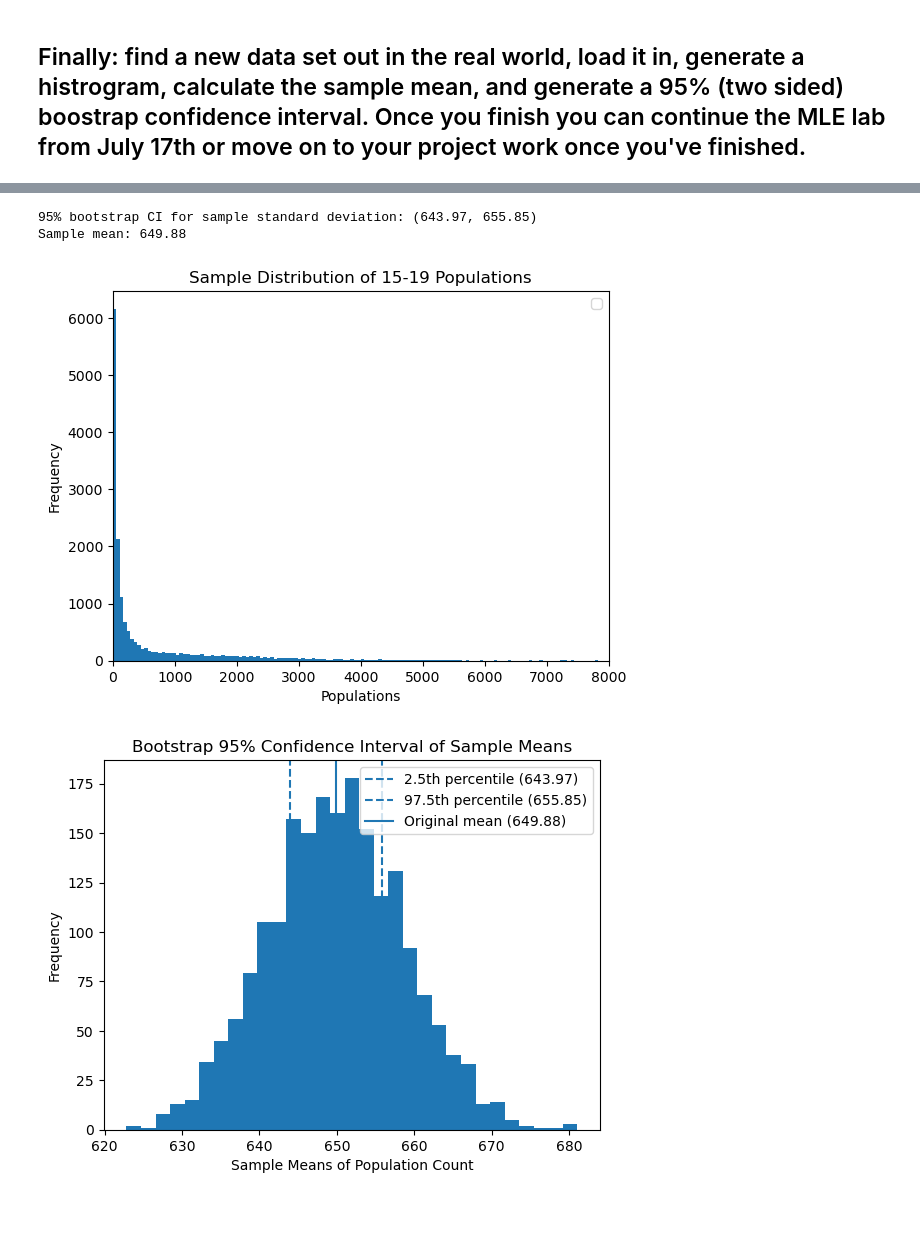
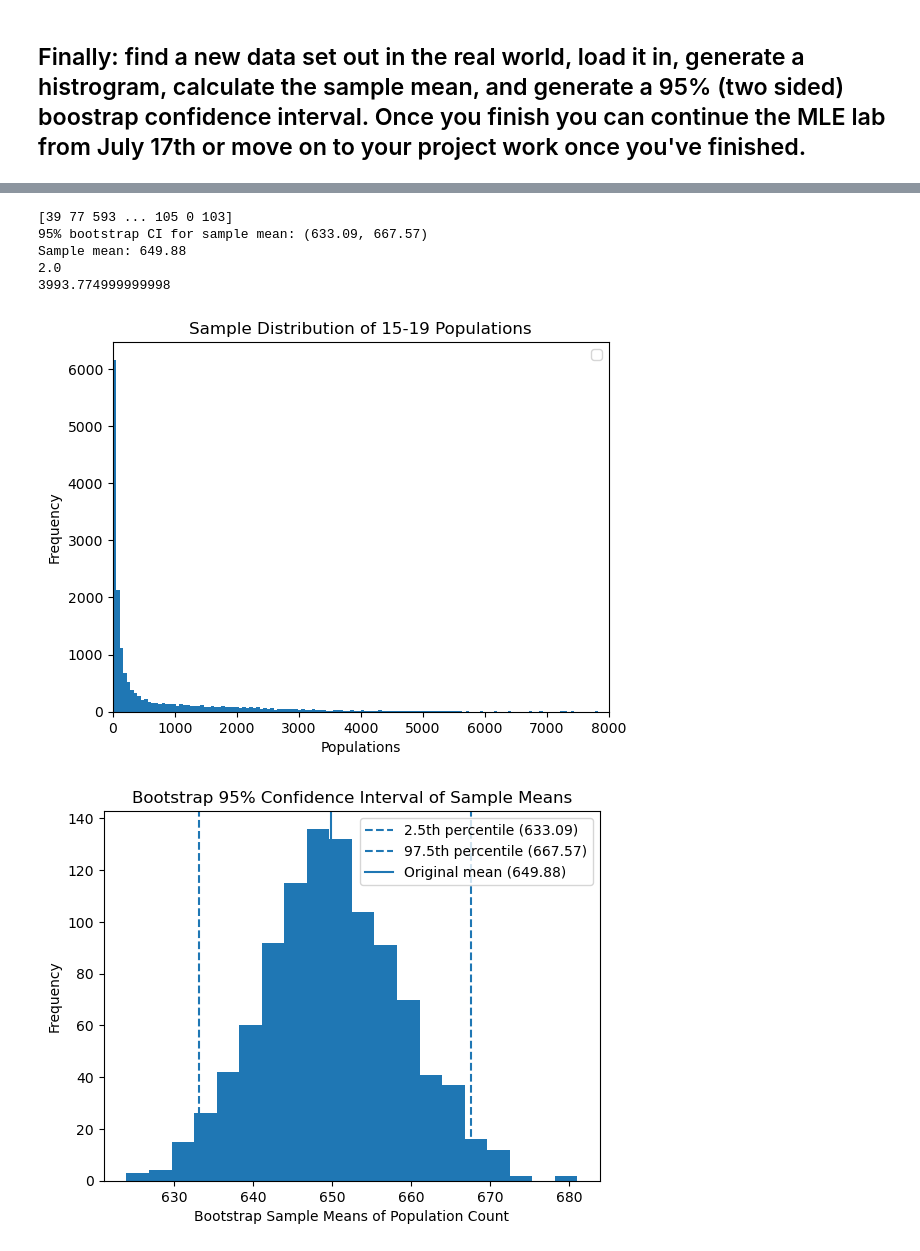
Before and after one commit to evanisgreat/burise, a Jupyter notebook: July_18/Bootstrap_confidence_intervals_teaching(1).ipynb, the cells around one changed output, grey strips where cells are left out. Drawn from its saved outputs; the diff is of its cells as text; code cells hidden in the pictures; blank space fills up the shorter version.

```diff
--- a/July_18/Bootstrap_confidence_intervals_teaching(1).ipynb
+++ b/July_18/Bootstrap_confidence_intervals_teaching(1).ipynb
@@ -296,35 +302,44 @@ df_less.head()
 # %%
 data_set = df_less['Count!!SEX AND AGE!!Total population!!15 to 19 years'].to_numpy()
 
-lower, upper, boots = bootstrap_ci(data=data_set, stat_func=np.mean, n_boot=2000, alpha=0.5)
-print(f"95% bootstrap CI for sample standard deviation: ({lower:.2f}, {upper:.2f})")
+print(data_set)
+
+lower1, upper1, boots = bootstrap_ci(data=data_set, stat_func=np.mean, n_boot=1000, alpha=0.0s5)
+print(f"95% bootstrap CI for sample mean: ({lower1:.2f}, {upper1:.2f})")
 
 
 sample_mean = np.mean(data_set)
+sample_lower_percentile = np.percentile(data_set, 2.5)
+sample_upper_percentile = np.percentile(data_set, 97.5)
 
 print(f'Sample mean: {sample_mean:.2f}')
+print(sample_lower_percentile)
+print(sample_upper_percentile)
 
 plt.figure()
 plt.hist(data_set, bins='auto')
 plt.title("Sample Distribution of 15-19 Populations")
 plt.xlabel("Populations")
 plt.ylabel("Frequency")
 plt.xlim(0, 8000)
 plt.legend()
 plt.show()
 
 plt.figure()
-plt.hist(boots, bins='auto')
-plt.axvline(lower, linestyle='--', label=f"2.5th percentile ({lower:.2f})")
-plt.axvline(upper, linestyle='--', label=f"97.5th percentile ({upper:.2f})")
+plt.hist(boots, bins=20)
+plt.axvline(lower1, linestyle='--', label=f"2.5th percentile ({lower1:.2f})")
+plt.axvline(upper1, linestyle='--', label=f"97.5th percentile ({upper1:.2f})")
 plt.axvline(sample_mean, linestyle='-', label=f"Original mean ({sample_mean:.2f})")
 plt.title("Bootstrap 95% Confidence Interval of Sample Means")
-plt.xlabel("Sample Means of Population Count")
+plt.xlabel("Bootstrap Sample Means of Population Count")
 plt.ylabel("Frequency")
 plt.legend()
 plt.show()
 # %% [output]
-95% bootstrap CI for sample standard deviation: (643.97, 655.85)
+[39 77 593 ... 105 0 103]
+95% bootstrap CI for sample mean: (633.09, 667.57)
 Sample mean: 649.88
+2.0
+3993.774999999998
 [figure]
-[figure, old version]
+[figure, new version]
```
Also changed, not shown: parts of 1 cell of this notebook.
